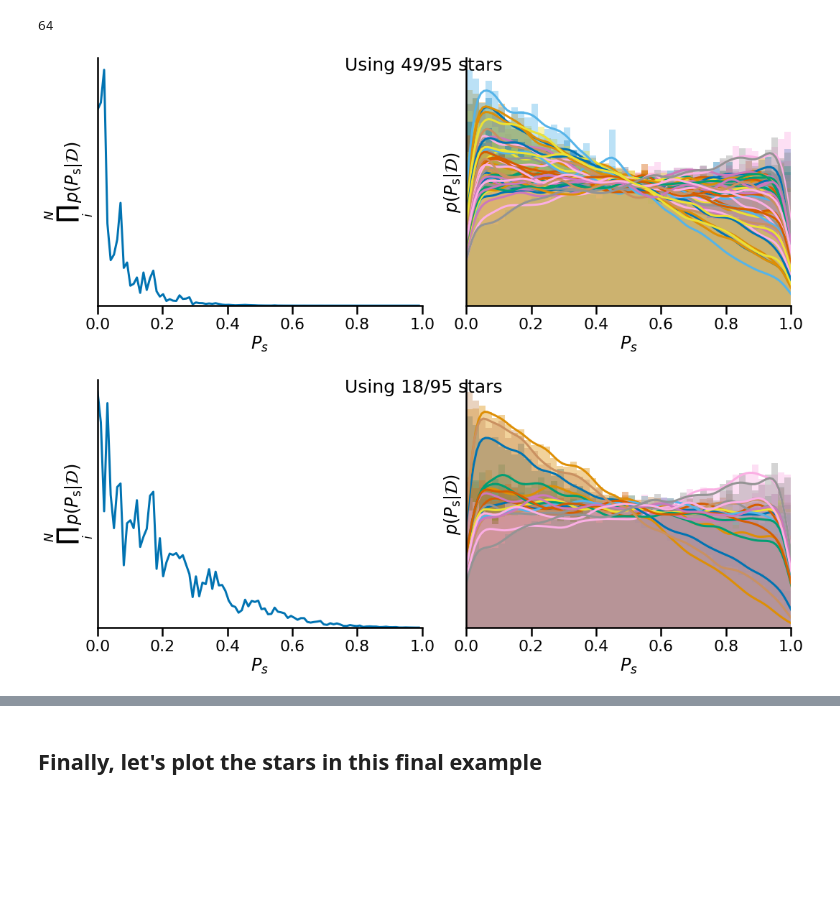
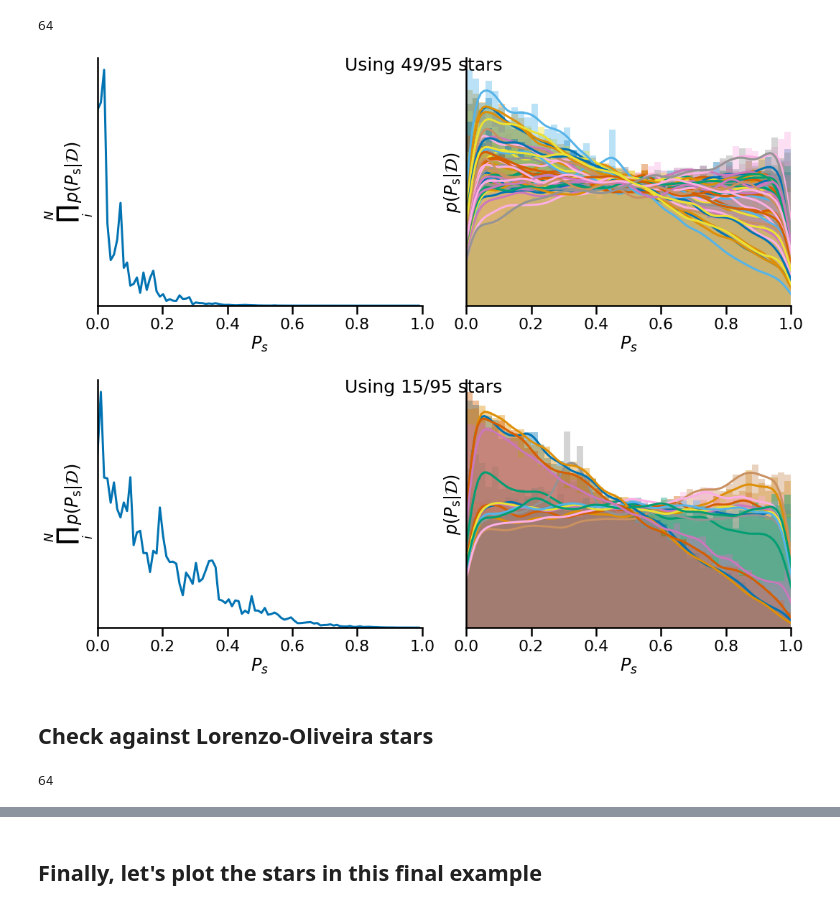
Before and after one commit to ojhall94/malatium, a Jupyter notebook: models/consolidate.ipynb, the cells around one changed output, grey strips where cells are left out. Drawn from its saved outputs; the diff is of its cells as text; code cells hidden in the pictures; blank space fills up the shorter version.

```diff
--- a/models/consolidate.ipynb
+++ b/models/consolidate.ipynb
@@ -478,33 +478,38 @@ for n in f_post_pa[sel]:
 ax[1].set_ylabel(r'$p(P_{\rm{s}} | \mathcal{D})$')
 ax[1].set_xlabel(r'$P_s$')
 ax[1].set_xlim(0, 1)
 ax[1].get_yaxis().set_ticks([])
 sns.despine()
 
 fig.suptitle(fr'Using {len(hists_sel_cov[sel])}/95 stars', fontsize=25)
 fig.tight_layout()
 plt.show()
-fin = ati[fsel]
-sel = (fin.upmodmass > 0.02) & (fin.lomodmass > 0.02)
 
 fig, ax = plt.subplots(1, 2, figsize=(15,6))
 ax[0].plot(bins[:-1], np.prod(hists_sel_cov[~sel], axis=0))
 ax[0].set_xlabel(r'$P_s$')
 ax[0].set_ylabel(r'$\prod_i^N\ p(P_{\rm{s}} | \mathcal{D})$')
 ax[0].get_yaxis().set_ticks([])
 ax[0].set_xlim(0, 1)
 ax[0].set_ylim(0)
 for n in f_post_pa[~sel]:
     sns.distplot(n, ax=ax[1])
 ax[1].set_ylabel(r'$p(P_{\rm{s}} | \mathcal{D})$')
 ax[1].set_xlabel(r'$P_s$')
 ax[1].set_xlim(0, 1)
 ax[1].get_yaxis().set_ticks([])
 sns.despine()
 
 fig.suptitle(fr'Using {len(hists_sel_cov[~sel])}/95 stars', fontsize=25)
 fig.tight_layout()
 plt.show()
 # %% [output]
 [figure]
-[figure, old version]
+[figure, new version]
+# %% [markdown]
+## Check against Lorenzo-Oliveira stars
+# %%
+fin = ati[fsel]
+print(len(fin))
+# %% [output]
+64
```
Also changed, not shown: parts of 2 cells of this notebook.
